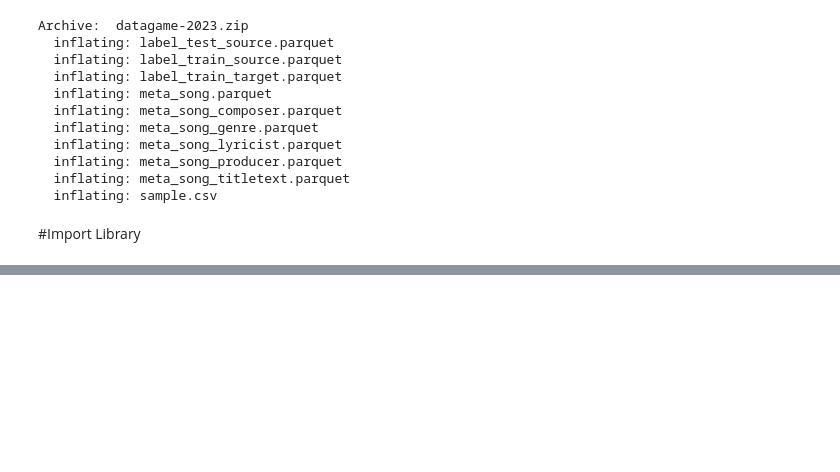
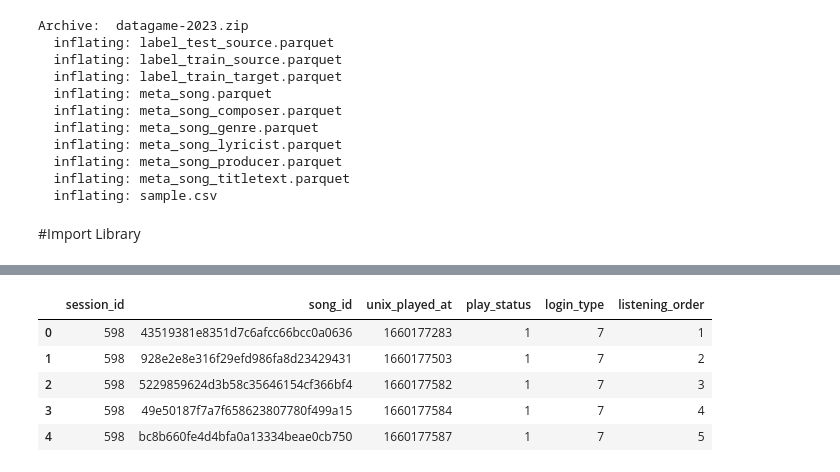
Before and after one commit to JimmyCh2001/kkcompany_datagame_schubert, a Jupyter notebook: kkcompany_datagame_schubert_019.ipynb, the cells around one changed output, grey strips where cells are left out. Saved outputs shown, nothing was run; the diff lists cells and outputs as text; code cells hidden in the pictures; blank space fills up the shorter version.

```diff
--- a/kkcompany_datagame_schubert_019.ipynb
+++ b/kkcompany_datagame_schubert_019.ipynb
@@ -75,0 +75,9 @@ meta_song_title
+# %%
+label_test.head()
+# %% [output]
+|  | session_id | song_id | unix_played_at | play_status | login_type | listening_order |
+| 0 | 598 | 43519381e8351d7c6afcc66bcc0a0636 | 1660177283 | 1 | 7 | 1 |
+| 1 | 598 | 928e2e8e316f29efd986fa8d23429431 | 1660177503 | 1 | 7 | 2 |
+| 2 | 598 | 5229859624d3b58c35646154cf366bf4 | 1660177582 | 1 | 7 | 3 |
+| 3 | 598 | 49e50187f7a7f658623807780f499a15 | 1660177584 | 1 | 7 | 4 |
+| 4 | 598 | bc8b660fe4d4bfa0a13334beae0cb750 | 1660177587 | 1 | 7 | 5 |
```
Also changed, not shown: parts of 10 cells of this notebook.
